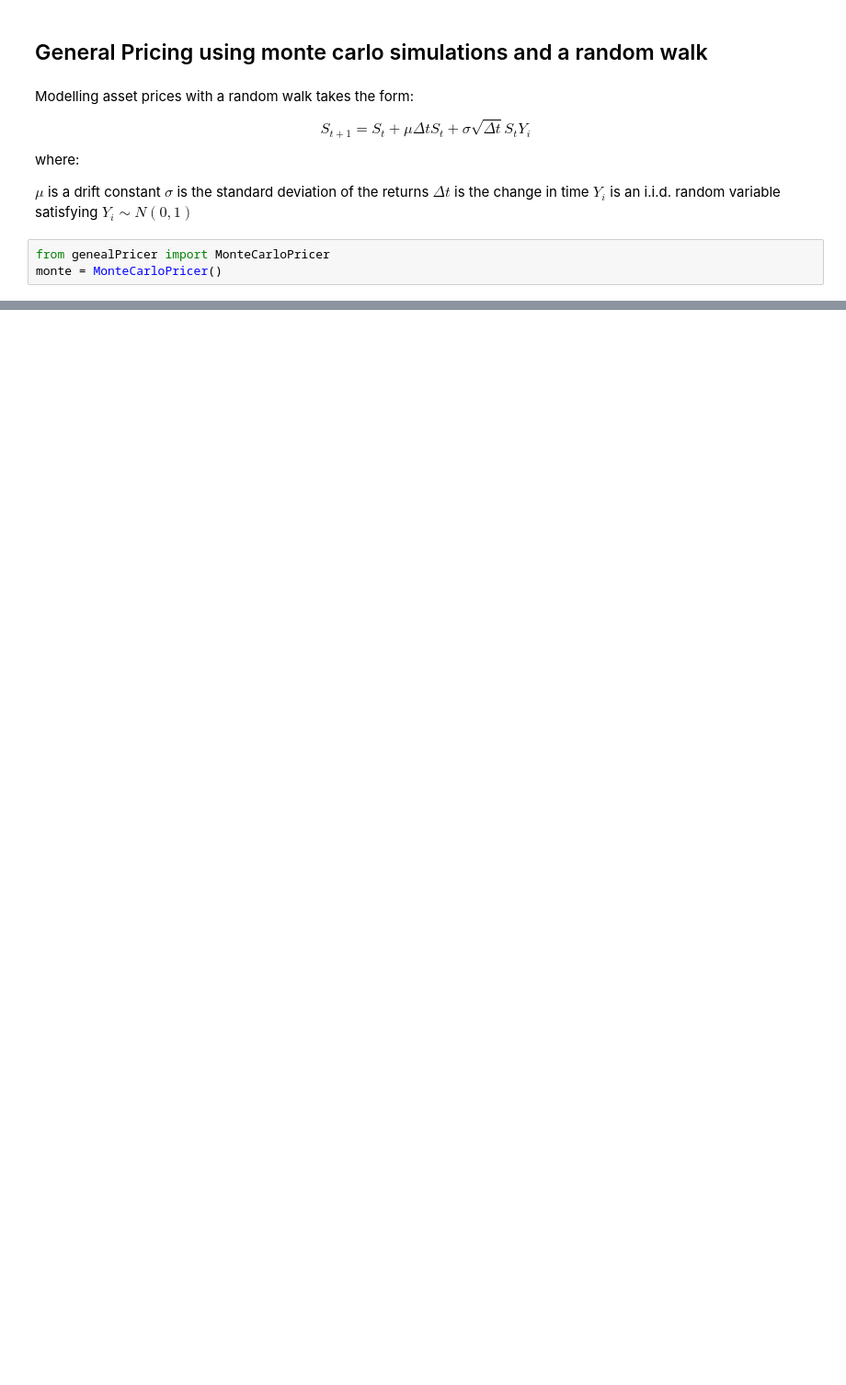
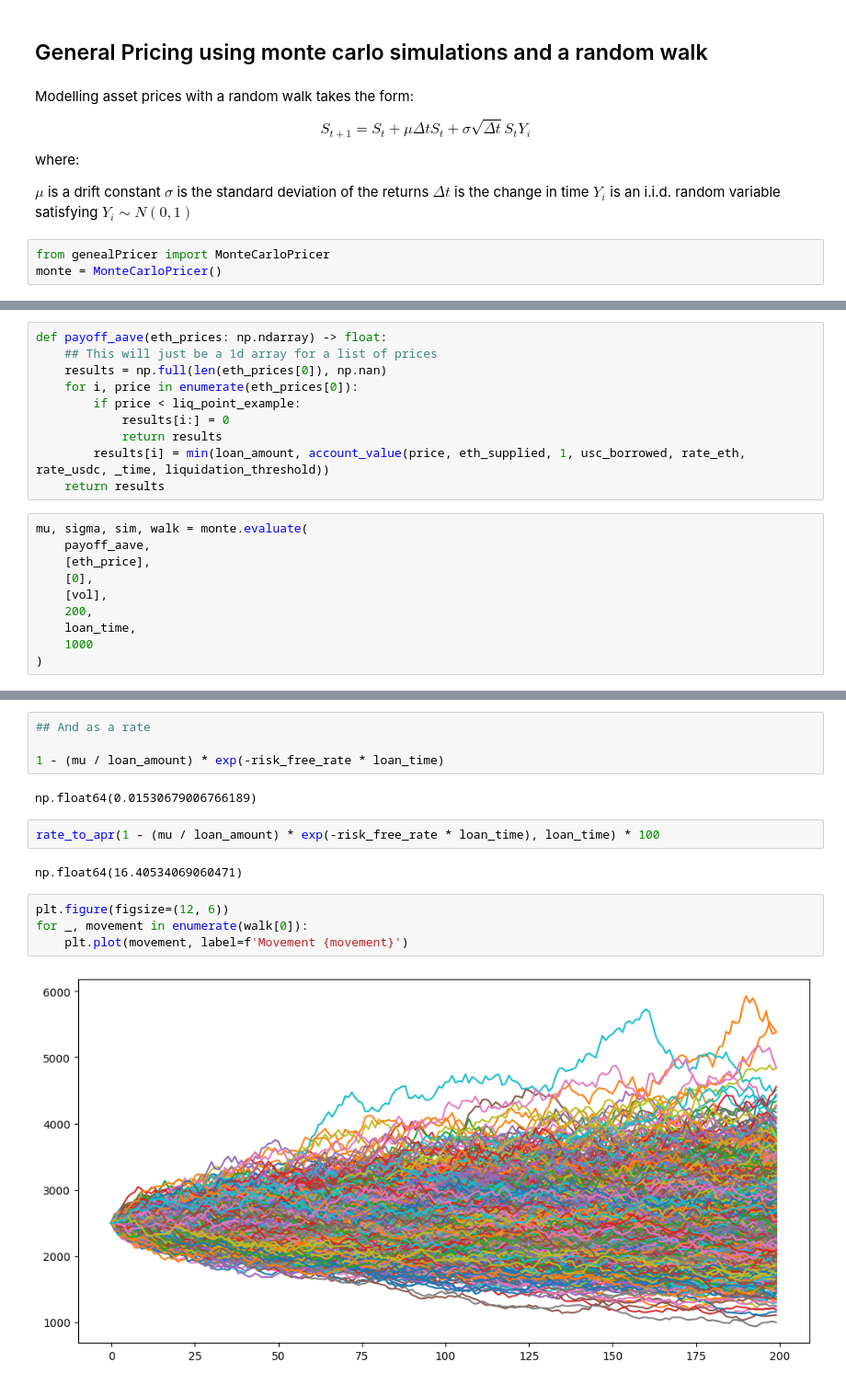
Before and after one commit to ryskyboi/Agra, a Jupyter notebook: pricing.ipynb, the cells around one changed output, grey strips where cells are left out. Shown at 92% size. Drawn from its saved outputs; the diff is of its cells as text; blank space fills up the shorter version.

Commit message:
adding monte carlo, still needs some work. Sims are pricing higher than with options

```diff
--- a/pricing.ipynb
+++ b/pricing.ipynb
@@ -341,0 +336,20 @@ dt = 0.1
+# %%
+def payoff_aave(eth_prices: np.ndarray) -> float:
+    ## This will just be a 1d array for a list of prices
+    results = np.full(len(eth_prices[0]), np.nan)
+    for i, price in enumerate(eth_prices[0]):
+        if price < liq_point_example:
+            results[i:] = 0
+            return results
+        results[i] = min(loan_amount, account_value(price, eth_supplied, 1, usc_borrowed, rate_eth, rate_usdc, _time, liquidation_threshold))
+    return results
+# %%
+mu, sigma, sim, walk = monte.evaluate(
+    payoff_aave,
+    [eth_price],
+    [0],
+    [vol],
+    200,
+    loan_time,
+    1000
+)
@@ -341,0 +364,16 @@ dt = 0.1
+# %%
+## And as a rate
+
+1 - (mu / loan_amount) * exp(-risk_free_rate * loan_time)
+# %% [output]
+np.float64(0.01530679006766189)
+# %%
+rate_to_apr(1 - (mu / loan_amount) * exp(-risk_free_rate * loan_time), loan_time) * 100
+# %% [output]
+np.float64(16.40534069060471)
+# %%
+plt.figure(figsize=(12, 6))
+for _, movement in enumerate(walk[0]):
+    plt.plot(movement, label=f'Movement {movement}')
+# %% [output]
+[figure, added]
```
Also changed, not shown: parts of 6 cells of this notebook, 3 other files.
